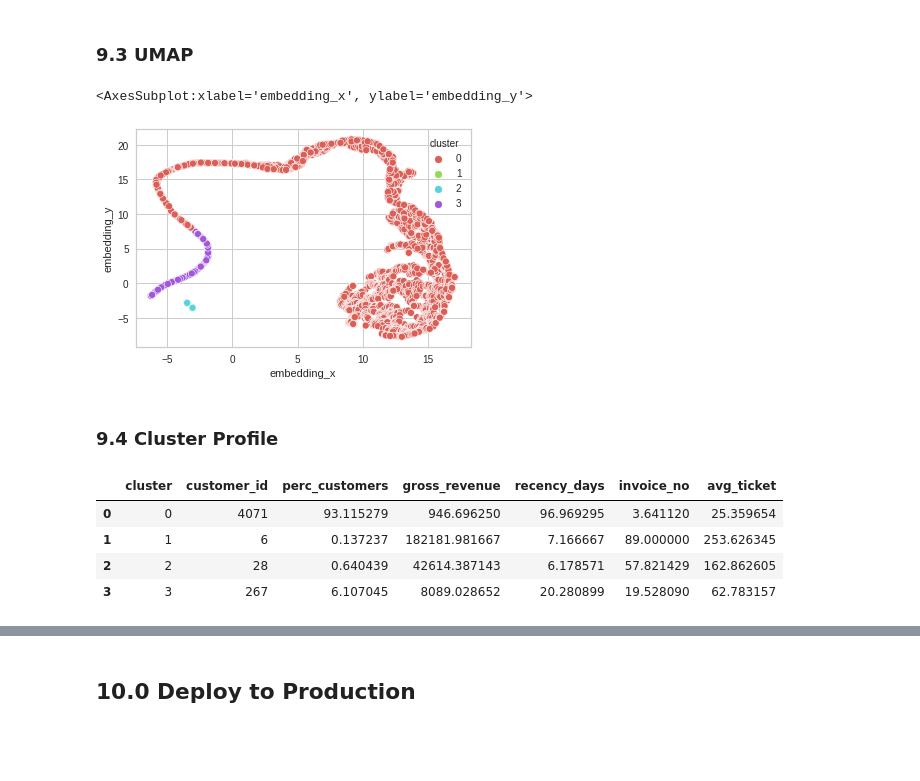
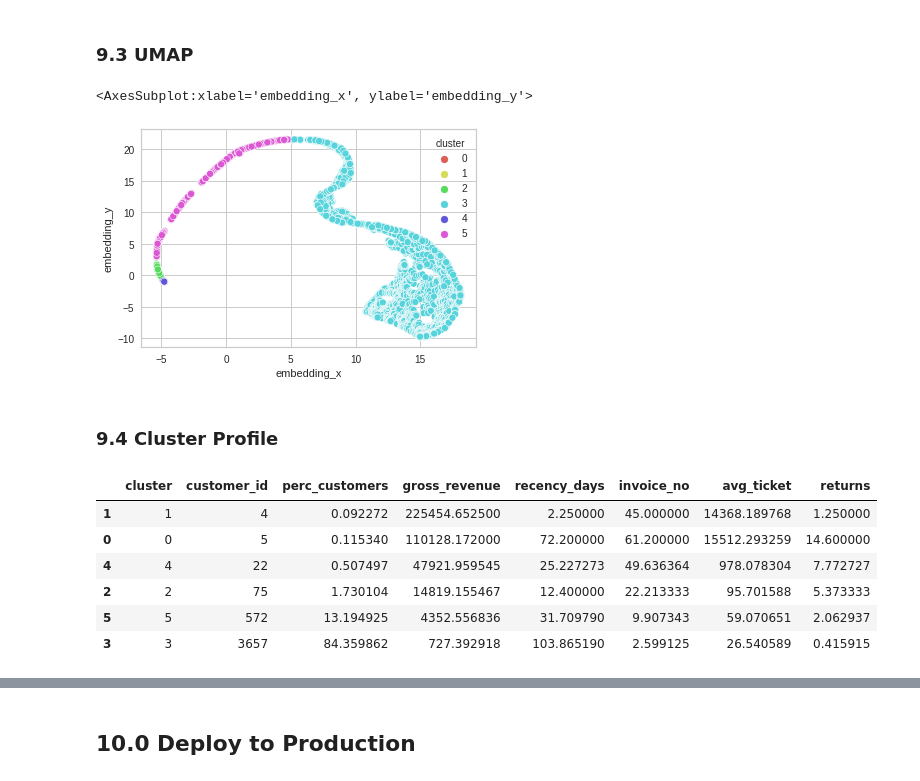
Before and after one commit to rmouram/insiders-clustering, a Jupyter notebook: notebooks/ciclo03-insiders-clustering.ipynb, the cells around one changed output, grey strips where cells are left out. Saved outputs shown, nothing was run; the diff lists cells and outputs as text; code cells hidden in the pictures; blank space fills up the shorter version.

```diff
--- a/notebooks/ciclo03-insiders-clustering.ipynb
+++ b/notebooks/ciclo03-insiders-clustering.ipynb
@@ -171,4 +291,5 @@ df_ref = pd.merge(df_ref, df_freq, on='customer_id', how='left')
 # %%
 # Avg Ticket
-df_avg_ticket = df2[['customer_id', 'gross_revenue']].groupby('customer_id').mean().reset_index().rename(columns={'gross_revenue':'avg_ticket'})
+df_avg_ticket = df3[['customer_id', 'gross_revenue']].groupby('customer_id').mean().reset_index().rename(columns={'gross_revenue':'avg_ticket'})
 df_ref = pd.merge(df_ref, df_avg_ticket, on='customer_id', how='left')
+df_ref.isna().sum()
@@ -174,0 +303,6 @@ df_ref = pd.merge(df_ref, df_avg_ticket, on='customer_id', how='left')
+# %%
+# Number of returns
+df_returns = df2_returns[['customer_id','invoice_no']].drop_duplicates().groupby('customer_id').count().reset_index().rename(columns={'invoice_no':'returns'})
+df_ref = pd.merge(df_ref, df_returns, on='customer_id', how='left')
+df_ref.loc[df_ref['returns'].isna(), 'returns'] = 0
+df_ref.isna().sum()
@@ -195,4 +333,4 @@ df3 = df_ref.copy()
 # %% [markdown]
 ## **4.0 EDA (Exploratory Data Analysis)**
 # %%
-df4 = df3.copy()
+df4 = df_ref.copy()
@@ -275,7 +426,7 @@ for k in clusters:
 #### **8.1.1 K-Means**
 # %%
 # model definition
-k = 4
+k = 6
 kmeans = c.KMeans(init='random', n_clusters=k, n_init=10, max_iter=300, random_state=42)
 
 # model training
@@ -329,18 +480,18 @@ sns.pairplot(df_viz, hue='cluster')
 # %% [markdown]
 ### **9.3 UMAP**
 # %%
-reducer = umap.UMAP(n_neighbors=15, random_state=42)
+reducer = umap.UMAP(n_neighbors=30, random_state=42)
 embedding = reducer.fit_transform(X)
 
 #embedding
 df_viz['embedding_x'] = embedding[:, 0]
 df_viz['embedding_y'] = embedding[:, 1]
 
 #plot UMAP
 sns.scatterplot(x='embedding_x', y='embedding_y', hue='cluster', palette=sns.color_palette('hls', n_colors=len(df_viz['cluster'].unique())), data=df_viz)
 # %% [output]
 <AxesSubplot:xlabel='embedding_x', ylabel='embedding_y'>
-[figure, old version]
+[figure, new version]
 # %% [markdown]
 ### **9.4 Cluster Profile**
 # %%
@@ -364,11 +515,16 @@ df_cluster = pd.merge(df_cluster, df_invoice_no, how='inner', on='cluster')
 df_avg_ticket = df9[['avg_ticket', 'cluster']].groupby('cluster').mean().reset_index()
 df_cluster = pd.merge(df_cluster, df_avg_ticket, how='inner', on='cluster')
 
+# Number of returns
+df_returns = df9[['returns', 'cluster']].groupby('cluster').mean().reset_index()
+df_cluster = pd.merge(df_cluster, df_returns, how='inner', on='cluster')
 
-df_cluster
+df_cluster.sort_values('perc_customers')
 # %% [output]
-|  | cluster | customer_id | perc_customers | gross_revenue | recency_days | invoice_no | avg_ticket |
-| 0 | 0 | 4071 | 93.115279 | 946.696250 | 96.969295 | 3.641120 | 25.359654 |
-| 1 | 1 | 6 | 0.137237 | 182181.981667 | 7.166667 | 89.000000 | 253.626345 |
-| 2 | 2 | 28 | 0.640439 | 42614.387143 | 6.178571 | 57.821429 | 162.862605 |
-| 3 | 3 | 267 | 6.107045 | 8089.028652 | 20.280899 | 19.528090 | 62.783157 |
+|  | cluster | customer_id | perc_customers | gross_revenue | recency_days | invoice_no | avg_ticket | returns |
+| 1 | 1 | 4 | 0.092272 | 225454.652500 | 2.250000 | 45.000000 | 14368.189768 | 1.250000 |
+| 0 | 0 | 5 | 0.115340 | 110128.172000 | 72.200000 | 61.200000 | 15512.293259 | 14.600000 |
+| 4 | 4 | 22 | 0.507497 | 47921.959545 | 25.227273 | 49.636364 | 978.078304 | 7.772727 |
+| 2 | 2 | 75 | 1.730104 | 14819.155467 | 12.400000 | 22.213333 | 95.701588 | 5.373333 |
+| 5 | 5 | 572 | 13.194925 | 4352.556836 | 31.709790 | 9.907343 | 59.070651 | 2.062937 |
+| 3 | 3 | 3657 | 84.359862 | 727.392918 | 103.865190 | 2.599125 | 26.540589 | 0.415915 |
```
Also changed, not shown: parts of 42 cells of this notebook, 1 other file.
